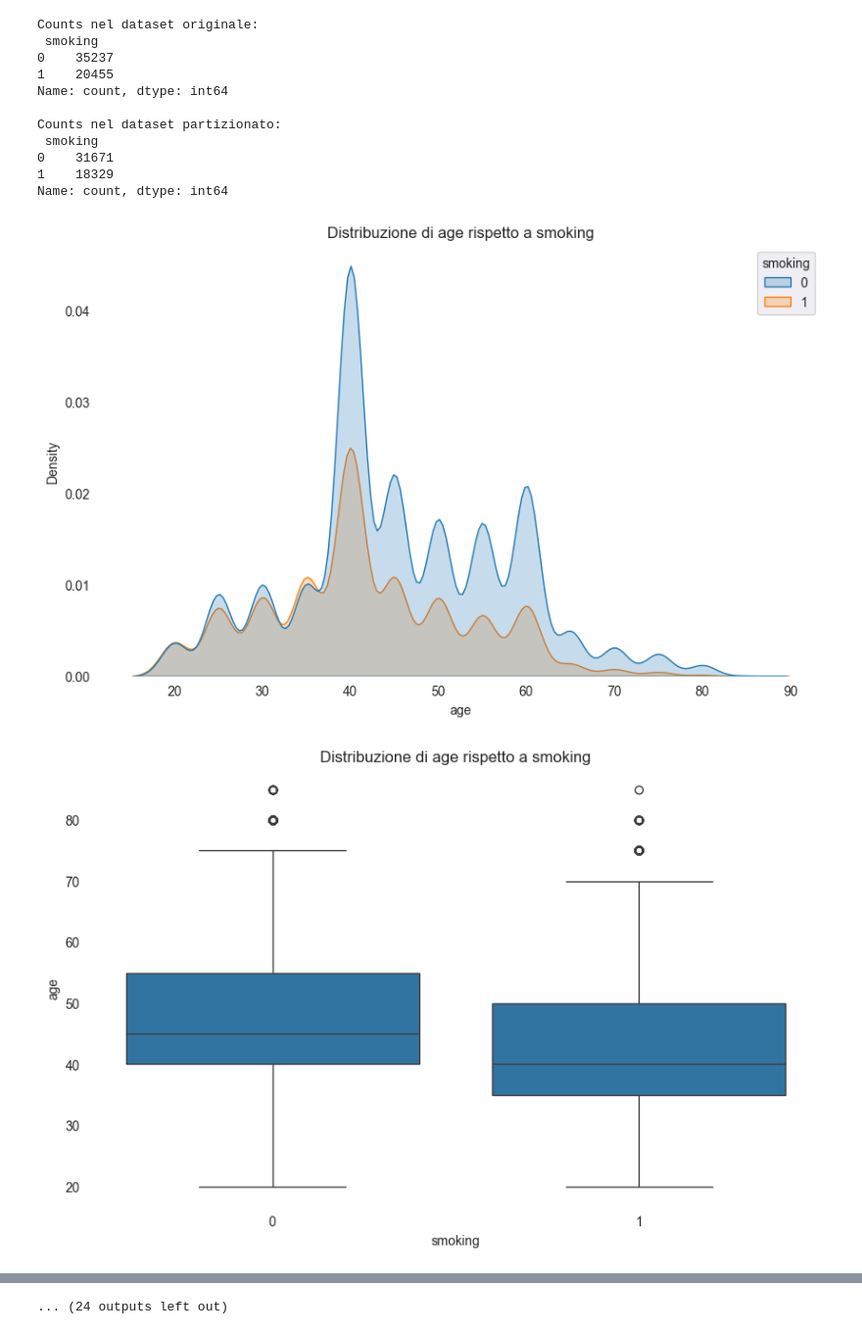
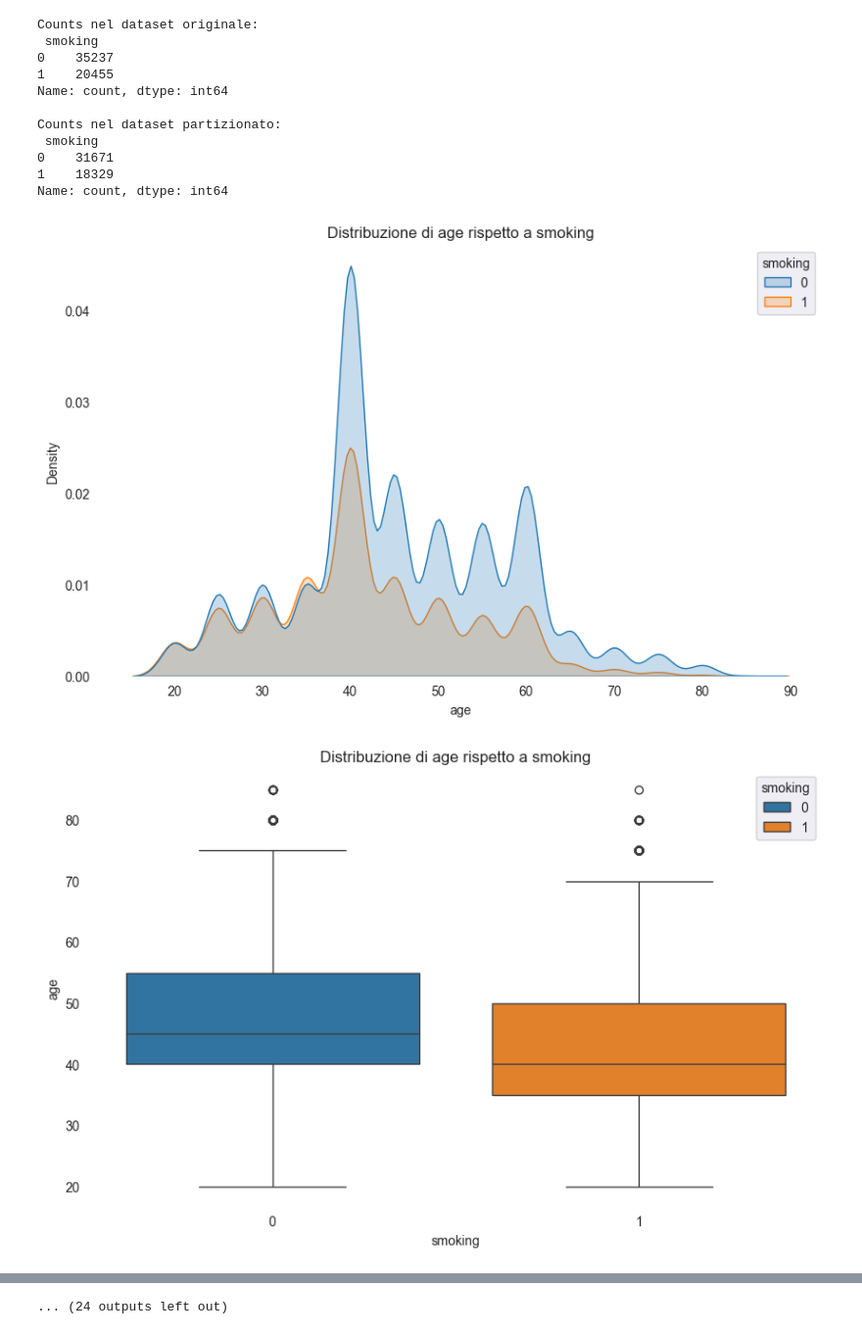
Before and after one commit to cricci3/Smoker-Detector-ML-Model, a Jupyter notebook: analisi_covariate2.ipynb, the cells around one changed output, grey strips where cells are left out. Shown at 98% size. Cells and saved outputs as stored; diff of their text form; code cells hidden in the pictures.

Commit message:
colorati boxplot rispetto a smoking

```diff
--- a/analisi_covariate2.ipynb
+++ b/analisi_covariate2.ipynb
@@ -34,33 +34,33 @@ import matplotlib.pyplot as plt
 import seaborn as sns
 
 for colonna in variabili_continue:
     plt.figure(figsize=(10, 6))
 
     # Imposta lo sfondo bianco
     ax = plt.gca()
     ax.set_facecolor('white')
 
     # Aggiungi la griglia
     ax.grid(True, linestyle='--', alpha=0.7)
 
 
     sns.kdeplot(data=sampled_df, x=colonna, hue='smoking', fill=True)
     plt.title(f'Distribuzione di {colonna} rispetto a smoking')
     plt.show()
 
     plt.figure(figsize=(10, 6))
 
     # Set white background
     ax = plt.gca()
     ax.set_facecolor('white')
 
     # Add grid
     ax.grid(True, linestyle='--', alpha=0.7)
 
-    sns.boxplot(data=sampled_df, x='smoking', y=colonna)
+    sns.boxplot(data=sampled_df, x='smoking', y=colonna, hue='smoking')
     plt.title(f'Distribuzione di {colonna} rispetto a smoking')
     plt.show()
 # %% [output]
 [figure]
-[figure, old version]
+[figure, new version]
 [figure]
```
Also changed, not shown: parts of 1 cell of this notebook.
